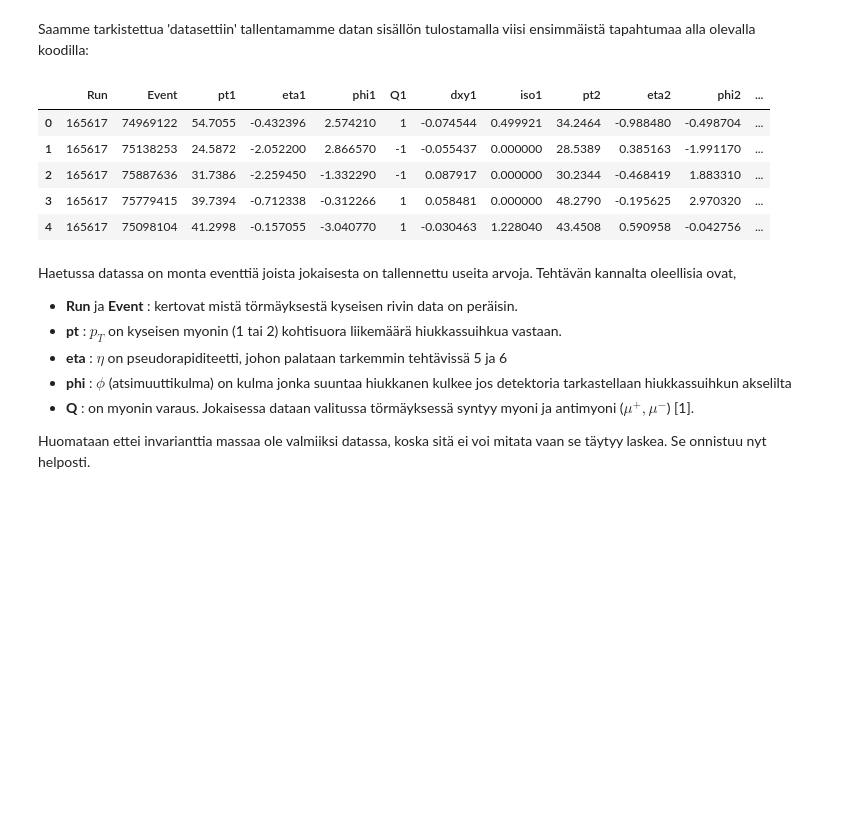
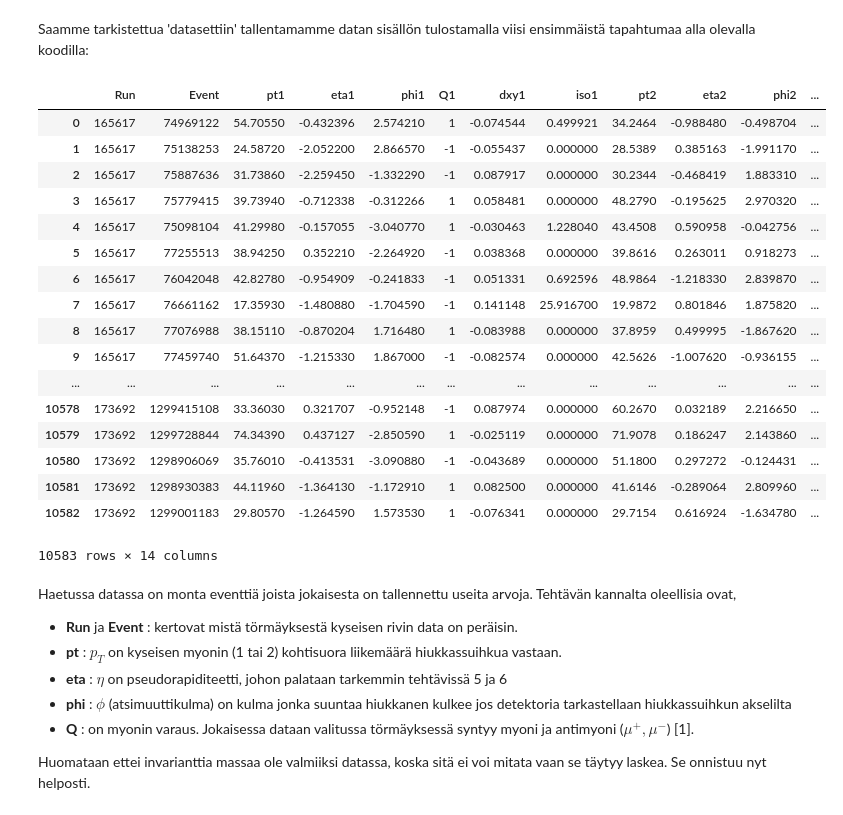
Before and after one commit to cms-opendata-education/cms-jupyter-materials-finnish, a Jupyter notebook: Oppimiskokonaisuudet/Avoin-data-hiukkasfysiikassa/3_Data-analyysi/1_Laske-invariantti-massa.ipynb, the cells around one changed output. Saved outputs shown, nothing was run; the diff lists cells and outputs as text; code cells hidden in the pictures; blank space fills up the shorter version.

```diff
--- a/Oppimiskokonaisuudet/Avoin-data-hiukkasfysiikassa/3_Data-analyysi/1_Laske-invariantti-massa.ipynb
+++ b/Oppimiskokonaisuudet/Avoin-data-hiukkasfysiikassa/3_Data-analyysi/1_Laske-invariantti-massa.ipynb
@@ -28,14 +28,26 @@ datasetti = pd.read_csv('https://raw.githubusercontent.com/cms-opendata-educatio
 # %% [markdown]
 Saamme tarkistettua 'datasettiin' tallentamamme datan sisällön tulostamalla viisi ensimmäistä tapahtumaa alla olevalla koodilla:
 # %%
-datasetti.head()
+datasetti
 # %% [output]
 |  | Run | Event | pt1 | eta1 | phi1 | Q1 | dxy1 | iso1 | pt2 | eta2 | phi2 | ... |
-| 0 | 165617 | 74969122 | 54.7055 | -0.432396 | 2.574210 | 1 | -0.074544 | 0.499921 | 34.2464 | -0.988480 | -0.498704 | ... |
-| 1 | 165617 | 75138253 | 24.5872 | -2.052200 | 2.866570 | -1 | -0.055437 | 0.000000 | 28.5389 | 0.385163 | -1.991170 | ... |
-| 2 | 165617 | 75887636 | 31.7386 | -2.259450 | -1.332290 | -1 | 0.087917 | 0.000000 | 30.2344 | -0.468419 | 1.883310 | ... |
-| 3 | 165617 | 75779415 | 39.7394 | -0.712338 | -0.312266 | 1 | 0.058481 | 0.000000 | 48.2790 | -0.195625 | 2.970320 | ... |
-| 4 | 165617 | 75098104 | 41.2998 | -0.157055 | -3.040770 | 1 | -0.030463 | 1.228040 | 43.4508 | 0.590958 | -0.042756 | ... |
+| 0 | 165617 | 74969122 | 54.70550 | -0.432396 | 2.574210 | 1 | -0.074544 | 0.499921 | 34.2464 | -0.988480 | -0.498704 | ... |
+| 1 | 165617 | 75138253 | 24.58720 | -2.052200 | 2.866570 | -1 | -0.055437 | 0.000000 | 28.5389 | 0.385163 | -1.991170 | ... |
+| 2 | 165617 | 75887636 | 31.73860 | -2.259450 | -1.332290 | -1 | 0.087917 | 0.000000 | 30.2344 | -0.468419 | 1.883310 | ... |
+| 3 | 165617 | 75779415 | 39.73940 | -0.712338 | -0.312266 | 1 | 0.058481 | 0.000000 | 48.2790 | -0.195625 | 2.970320 | ... |
+| 4 | 165617 | 75098104 | 41.29980 | -0.157055 | -3.040770 | 1 | -0.030463 | 1.228040 | 43.4508 | 0.590958 | -0.042756 | ... |
+| 5 | 165617 | 77255513 | 38.94250 | 0.352210 | -2.264920 | -1 | 0.038368 | 0.000000 | 39.8616 | 0.263011 | 0.918273 | ... |
+| 6 | 165617 | 76042048 | 42.82780 | -0.954909 | -0.241833 | -1 | 0.051331 | 0.692596 | 48.9864 | -1.218330 | 2.839870 | ... |
+| 7 | 165617 | 76661162 | 17.35930 | -1.480880 | -1.704590 | -1 | 0.141148 | 25.916700 | 19.9872 | 0.801846 | 1.875820 | ... |
+| 8 | 165617 | 77076988 | 38.15110 | -0.870204 | 1.716480 | 1 | -0.083988 | 0.000000 | 37.8959 | 0.499995 | -1.867620 | ... |
+| 9 | 165617 | 77459740 | 51.64370 | -1.215330 | 1.867000 | -1 | -0.082574 | 0.000000 | 42.5626 | -1.007620 | -0.936155 | ... |
+| ... | ... | ... | ... | ... | ... | ... | ... | ... | ... | ... | ... | ... |
+| 10578 | 173692 | 1299415108 | 33.36030 | 0.321707 | -0.952148 | -1 | 0.087974 | 0.000000 | 60.2670 | 0.032189 | 2.216650 | ... |
+| 10579 | 173692 | 1299728844 | 74.34390 | 0.437127 | -2.850590 | 1 | -0.025119 | 0.000000 | 71.9078 | 0.186247 | 2.143860 | ... |
+| 10580 | 173692 | 1298906069 | 35.76010 | -0.413531 | -3.090880 | -1 | -0.043689 | 0.000000 | 51.1800 | 0.297272 | -0.124431 | ... |
+| 10581 | 173692 | 1298930383 | 44.11960 | -1.364130 | -1.172910 | 1 | 0.082500 | 0.000000 | 41.6146 | -0.289064 | 2.809960 | ... |
+| 10582 | 173692 | 1299001183 | 29.80570 | -1.264590 | 1.573530 | 1 | -0.076341 | 0.000000 | 29.7154 | 0.616924 | -1.634780 | ... |
+10583 rows × 14 columns
 # %% [markdown]
 Haetussa datassa on monta eventtiä joista jokaisesta on tallennettu useita arvoja. Tehtävän kannalta oleellisia ovat,
    - __Run__ ja __Event__ : kertovat mistä törmäyksestä kyseisen rivin data on peräisin.
```
Also changed, not shown: parts of 1 cell of this notebook, 2 other files.
